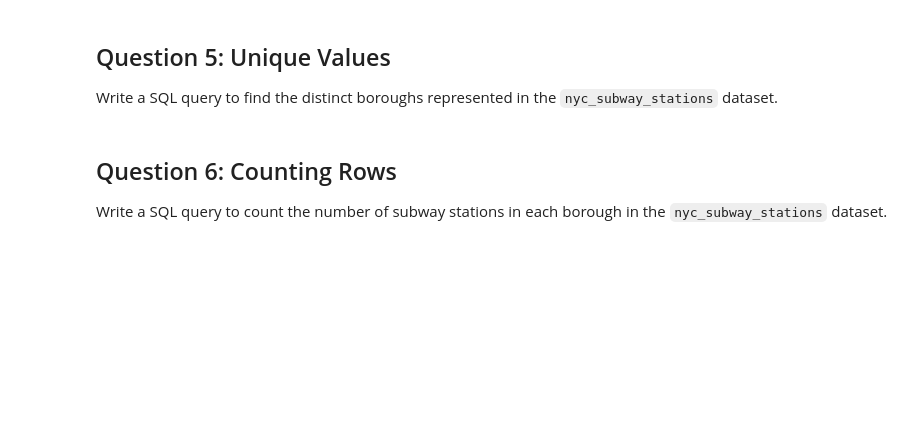
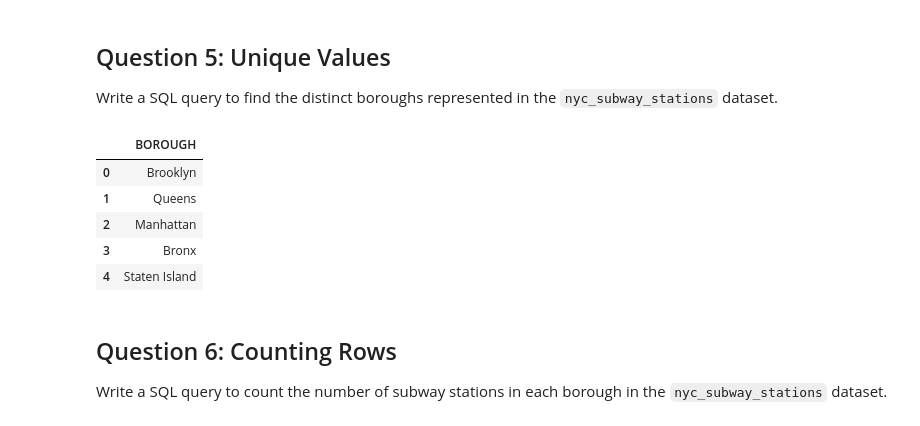
Before and after one commit to Cihshee/CASA0025, a Jupyter notebook: notebooks/W02_lab.ipynb, the cells around one changed output. Saved outputs shown, nothing was run; the diff lists cells and outputs as text; code cells hidden in the pictures; blank space fills up the shorter version.

```diff
--- a/notebooks/W02_lab.ipynb
+++ b/notebooks/W02_lab.ipynb
@@ -180,7 +129,15 @@ Write a SQL query to find the distinct boroughs represented in the `nyc_subway_s
 # %%
 # Add your code here.
 
 %%sql
+SELECT DISTINCT BOROUGH FROM nyc_subway_stations;
+# %% [output]
+|  | BOROUGH |
+| 0 | Brooklyn |
+| 1 | Queens |
+| 2 | Manhattan |
+| 3 | Bronx |
+| 4 | Staten Island |
 # %% [markdown]
 ## Question 6: Counting Rows
 
```
Also changed, not shown: parts of 8 cells of this notebook.
